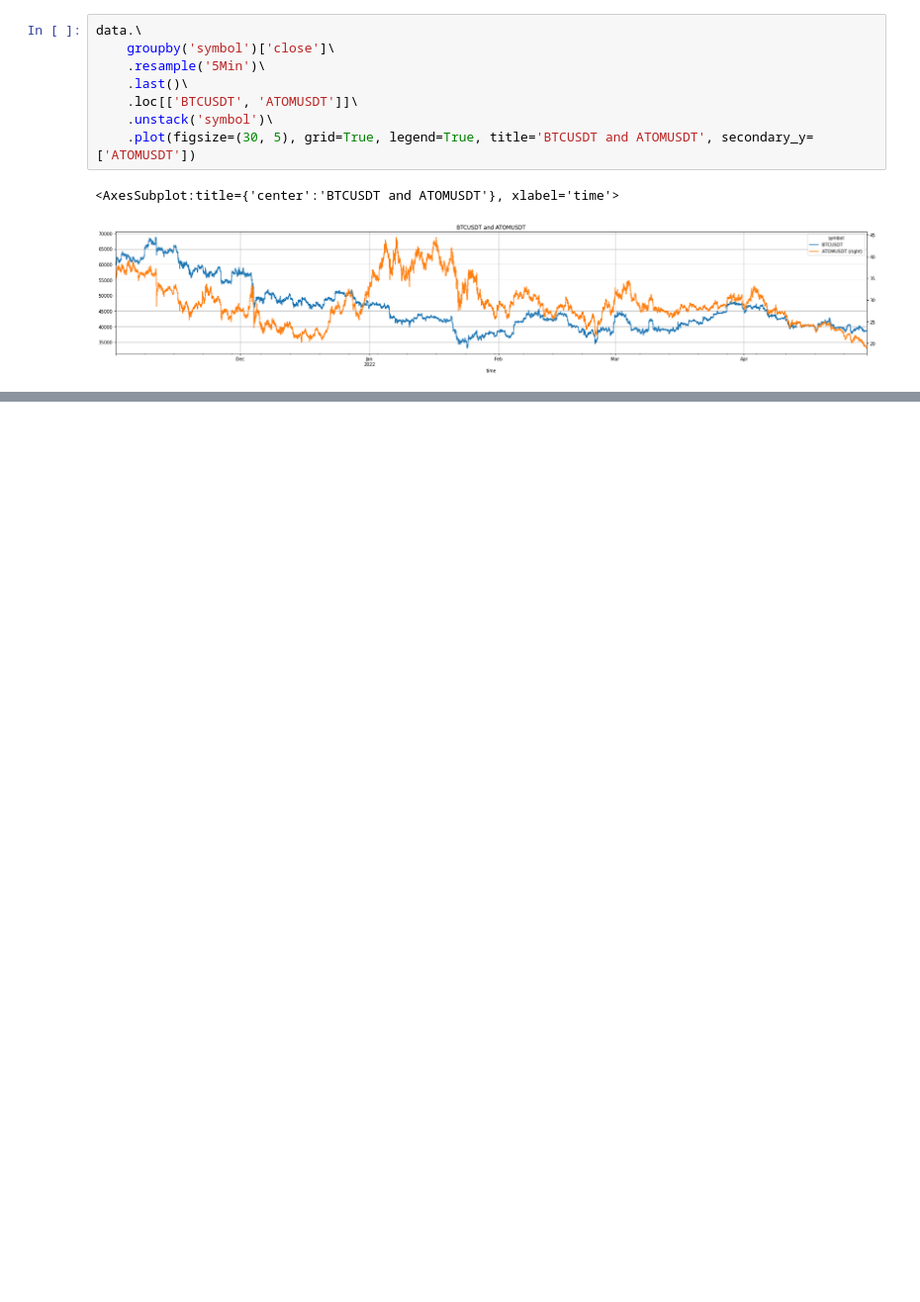
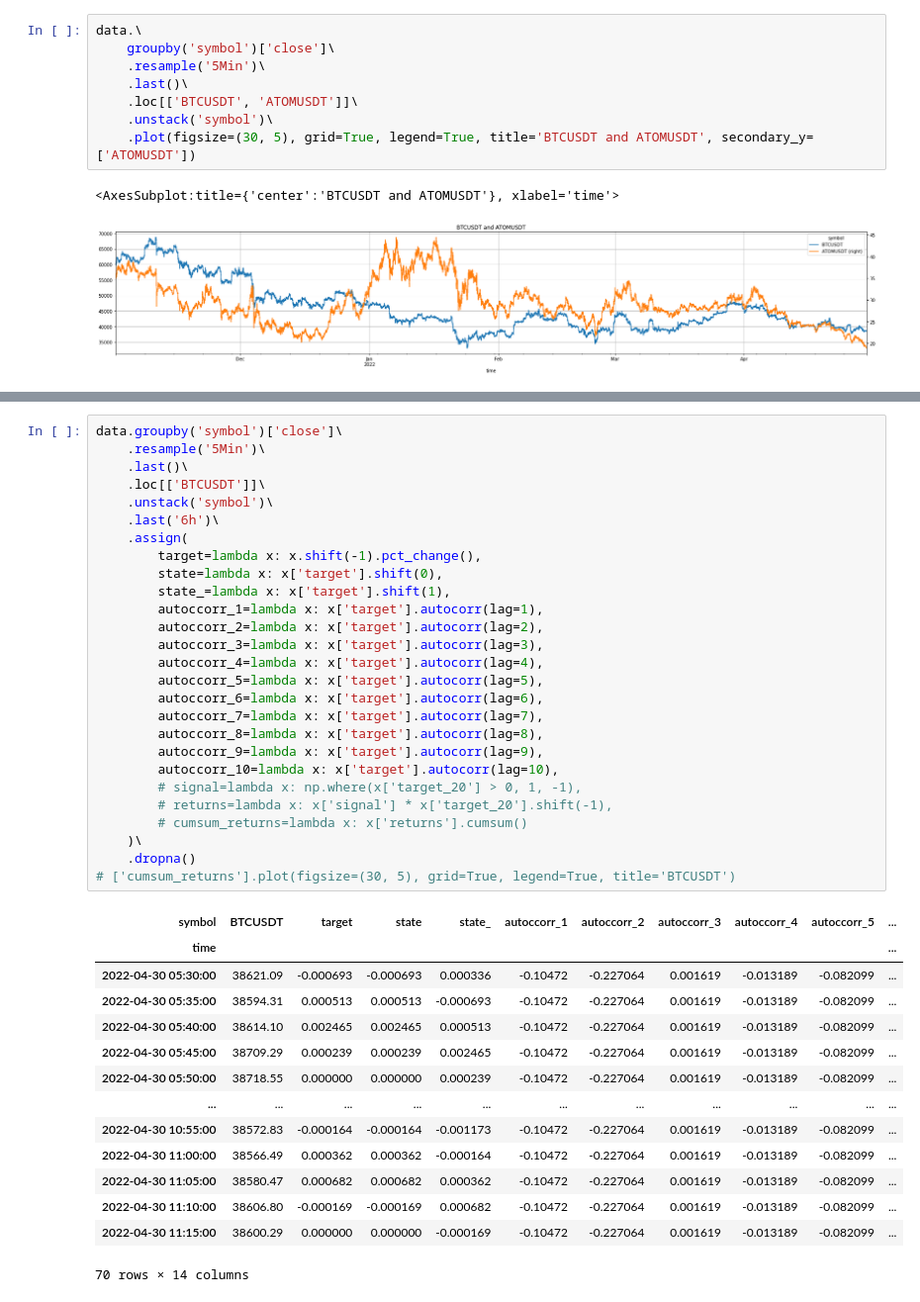
Before and after one commit to sergio12S/youtoube, a Jupyter notebook: research/relationships_regression.ipynb, the cells around one changed output, grey strips where cells are left out. Shown at 99% size. Cells and saved outputs as stored; diff of their text form; blank space fills up the shorter version.

```diff
--- a/research/relationships_regression.ipynb
+++ b/research/relationships_regression.ipynb
@@ -202,0 +211,42 @@ data.groupby('symbol')['close']\
+# %%
+data.groupby('symbol')['close']\
+    .resample('5Min')\
+    .last()\
+    .loc[['BTCUSDT']]\
+    .unstack('symbol')\
+    .last('6h')\
+    .assign(
+        target=lambda x: x.shift(-1).pct_change(),
+        state=lambda x: x['target'].shift(0),
+        state_=lambda x: x['target'].shift(1),
+        autoccorr_1=lambda x: x['target'].autocorr(lag=1),
+        autoccorr_2=lambda x: x['target'].autocorr(lag=2),
+        autoccorr_3=lambda x: x['target'].autocorr(lag=3),
+        autoccorr_4=lambda x: x['target'].autocorr(lag=4),
+        autoccorr_5=lambda x: x['target'].autocorr(lag=5),
+        autoccorr_6=lambda x: x['target'].autocorr(lag=6),
+        autoccorr_7=lambda x: x['target'].autocorr(lag=7),
+        autoccorr_8=lambda x: x['target'].autocorr(lag=8),
+        autoccorr_9=lambda x: x['target'].autocorr(lag=9),
+        autoccorr_10=lambda x: x['target'].autocorr(lag=10),
+        # signal=lambda x: np.where(x['target_20'] > 0, 1, -1),
+        # returns=lambda x: x['signal'] * x['target_20'].shift(-1),
+        # cumsum_returns=lambda x: x['returns'].cumsum()
+    )\
+    .dropna()
+# ['cumsum_returns'].plot(figsize=(30, 5), grid=True, legend=True, title='BTCUSDT')
+# %% [output]
+| symbol | BTCUSDT | target | state | state_ | autoccorr_1 | autoccorr_2 | autoccorr_3 | autoccorr_4 | autoccorr_5 | ... |
+| time |  |  |  |  |  |  |  |  |  | ... |
+| 2022-04-30 05:30:00 | 38621.09 | -0.000693 | -0.000693 | 0.000336 | -0.10472 | -0.227064 | 0.001619 | -0.013189 | -0.082099 | ... |
+| 2022-04-30 05:35:00 | 38594.31 | 0.000513 | 0.000513 | -0.000693 | -0.10472 | -0.227064 | 0.001619 | -0.013189 | -0.082099 | ... |
+| 2022-04-30 05:40:00 | 38614.10 | 0.002465 | 0.002465 | 0.000513 | -0.10472 | -0.227064 | 0.001619 | -0.013189 | -0.082099 | ... |
+| 2022-04-30 05:45:00 | 38709.29 | 0.000239 | 0.000239 | 0.002465 | -0.10472 | -0.227064 | 0.001619 | -0.013189 | -0.082099 | ... |
+| 2022-04-30 05:50:00 | 38718.55 | 0.000000 | 0.000000 | 0.000239 | -0.10472 | -0.227064 | 0.001619 | -0.013189 | -0.082099 | ... |
+| ... | ... | ... | ... | ... | ... | ... | ... | ... | ... | ... |
+| 2022-04-30 10:55:00 | 38572.83 | -0.000164 | -0.000164 | -0.001173 | -0.10472 | -0.227064 | 0.001619 | -0.013189 | -0.082099 | ... |
+| 2022-04-30 11:00:00 | 38566.49 | 0.000362 | 0.000362 | -0.000164 | -0.10472 | -0.227064 | 0.001619 | -0.013189 | -0.082099 | ... |
+| 2022-04-30 11:05:00 | 38580.47 | 0.000682 | 0.000682 | 0.000362 | -0.10472 | -0.227064 | 0.001619 | -0.013189 | -0.082099 | ... |
+| 2022-04-30 11:10:00 | 38606.80 | -0.000169 | -0.000169 | 0.000682 | -0.10472 | -0.227064 | 0.001619 | -0.013189 | -0.082099 | ... |
+| 2022-04-30 11:15:00 | 38600.29 | 0.000000 | 0.000000 | -0.000169 | -0.10472 | -0.227064 | 0.001619 | -0.013189 | -0.082099 | ... |
+70 rows × 14 columns
```
Also changed, not shown: parts of 5 cells of this notebook.
